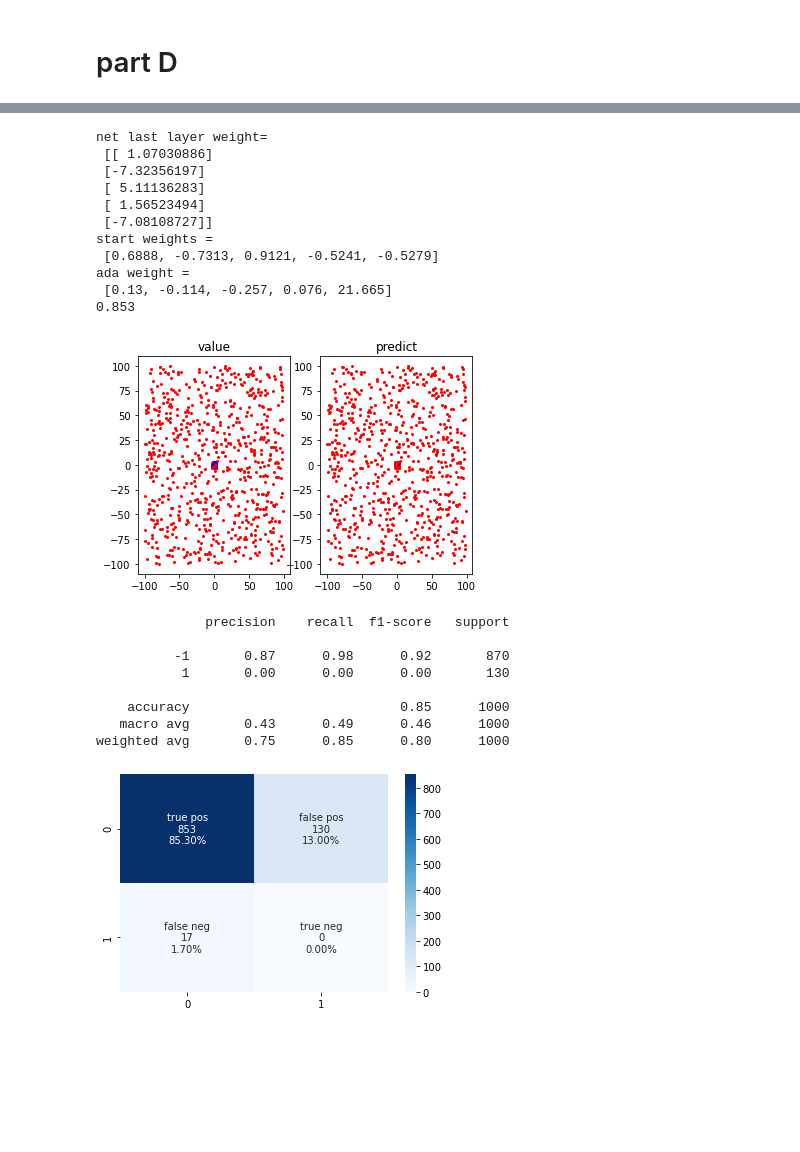
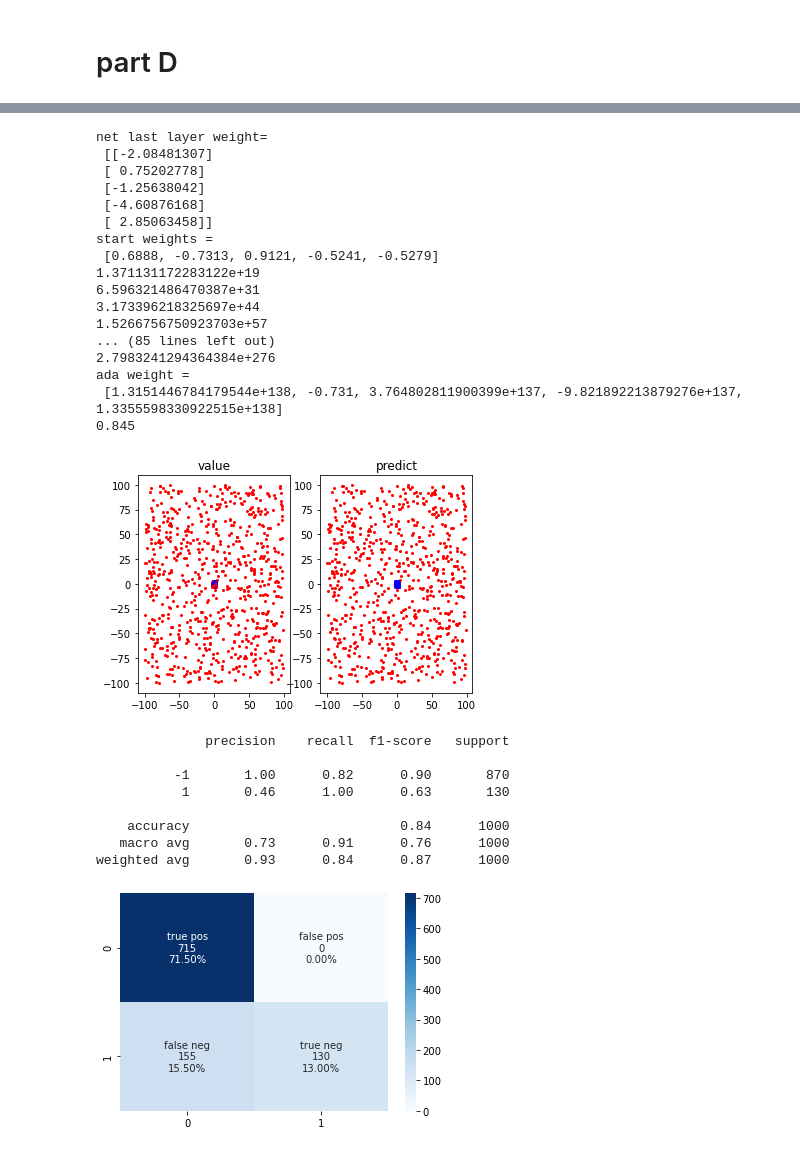
Before and after one commit to TaliaSeada/NeuroComputation_firstProject, a Jupyter notebook: C_D/C D.ipynb, the cells around one changed output, grey strips where cells are left out. Cells and saved outputs as stored; diff of their text form; code cells hidden in the pictures; blank space fills up the shorter version.

```diff
--- a/C_D/C D.ipynb
+++ b/C_D/C D.ipynb
@@ -315,7 +315,7 @@ part b:
 # (10,5) ~0.98
 # %%
 trainb = build_data_partB(9)
-net2=NeuralNetwork(0.01,trainb,(10,5))
+net2=NeuralNetwork(0.01,trainb,(5,10,10,5))
 net2.fit()
 print("plotting train")
 plotting_train(trainb)
@@ -407,8 +407,13 @@ class Adaline:
         weight, bias = self._weight_genarate(self.num)
         oldmse=1
         count=0
+        changed=0
+        increase=22
 #         while(True):
-        while(count<250):
+        while(count<90):
+            if(count==increase):
+                self.learning_rate=self.learning_rate/2
+                increase+=22
             ERR = []
             # for each row we fix the bias and wights in order to get the minimum error
             for index, row in self.train.iterrows():
@@ -423,10 +428,10 @@ class Adaline:
                 # if the error is small enough return
                 ERR.append(error)
             mse.append(np.sum(ERR))
-#             print(mse[-1])
+            print(mse[-1])
             if len(mse) >= 2:
                 # checking if the error is smaller then eps or if it hasnt changed
-                if abs(mse[-1] - mse[-2]) < EPS or mse[-2]<mse[-1] or abs(mse[-1] - mse[-2])==oldmse :
+                if abs(mse[-1] - mse[-2]) < EPS  or abs(mse[-1] - mse[-2])==oldmse :
                     break
             # updating the old mse
             if len(mse)>=2:
@@ -525,45 +537,51 @@ for i in range(len(listA)):
     if(i<len(listA)-1):
         dftrain[i]=listA[i]
     else:
         dftrain["value"]=listA[i]
 
 testb=build_data_partB(3)
 listB=net2.getLastHiddenLayerInfo(testb)
 dftest=pd.DataFrame()
 for i in range(len(listB)):
     if(i<len(listB)-1):
         dftest[i]=listB[i]
     else:
         dftest["value"]=listB[i]
 print("net last layer weight=\n",net2.clf.coefs_[-1])
-adab=Adaline(0.3, dftrain, len(listA)-1)
+adab=Adaline(0.752, dftrain, len(listA)-1)
 weight,bias =adab.fit()
 print("ada weight =\n",weight)
 count=adab.predict(dftest,testb,weight, bias)
 print(adab.score(count, dftest))
 plotting_test(testb)
 con_mat1 = confusion_matrix(testb["pred"],testb["value"])
 confussion_matrix(con_mat1)
 print(classification_report(testb["value"],testb["pred"]))
 # %% [output]
 net last layer weight=
- [[ 1.07030886]
- [-7.32356197]
- [ 5.11136283]
- [ 1.56523494]
- [-7.08108727]]
+ [[-2.08481307]
+ [ 0.75202778]
+ [-1.25638042]
+ [-4.60876168]
+ [ 2.85063458]]
 start weights =
  [0.6888, -0.7313, 0.9121, -0.5241, -0.5279]
+1.371131172283122e+19
+6.596321486470387e+31
+3.173396218325697e+44
+1.5266756750923703e+57
+... (85 lines left out)
+2.7983241294364384e+276
 ada weight =
- [0.13, -0.114, -0.257, 0.076, 21.665]
-0.853
+ [1.3151446784179544e+138, -0.731, 3.764802811900399e+137, -9.821892213879276e+137, 1.3355598330922515e+138]
+0.845
-[figure, old version]
+[figure, new version]
               precision    recall  f1-score   support
 
-          -1       0.87      0.98      0.92       870
-           1       0.00      0.00      0.00       130
+          -1       1.00      0.82      0.90       870
+           1       0.46      1.00      0.63       130
 
-    accuracy                           0.85      1000
-   macro avg       0.43      0.49      0.46      1000
-weighted avg       0.75      0.85      0.80      1000
+    accuracy                           0.84      1000
+   macro avg       0.73      0.91      0.76      1000
+weighted avg       0.93      0.84      0.87      1000
-[figure, old version]
+[figure, new version]
```
Also changed, not shown: parts of 8 cells of this notebook.
